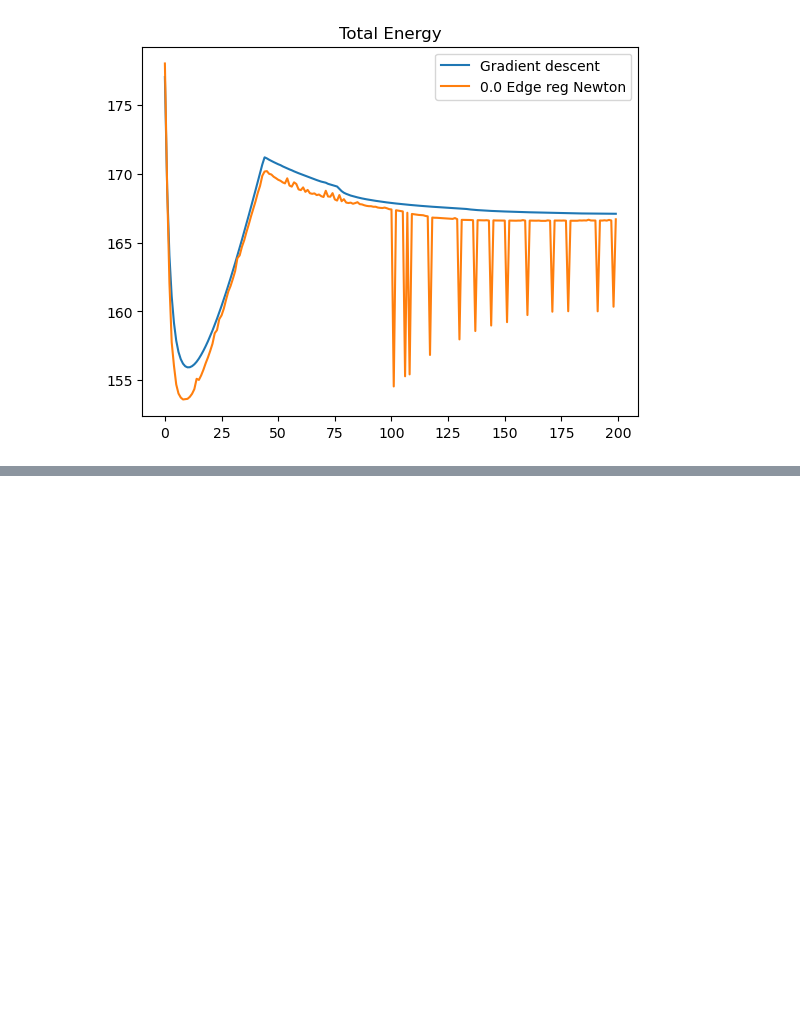
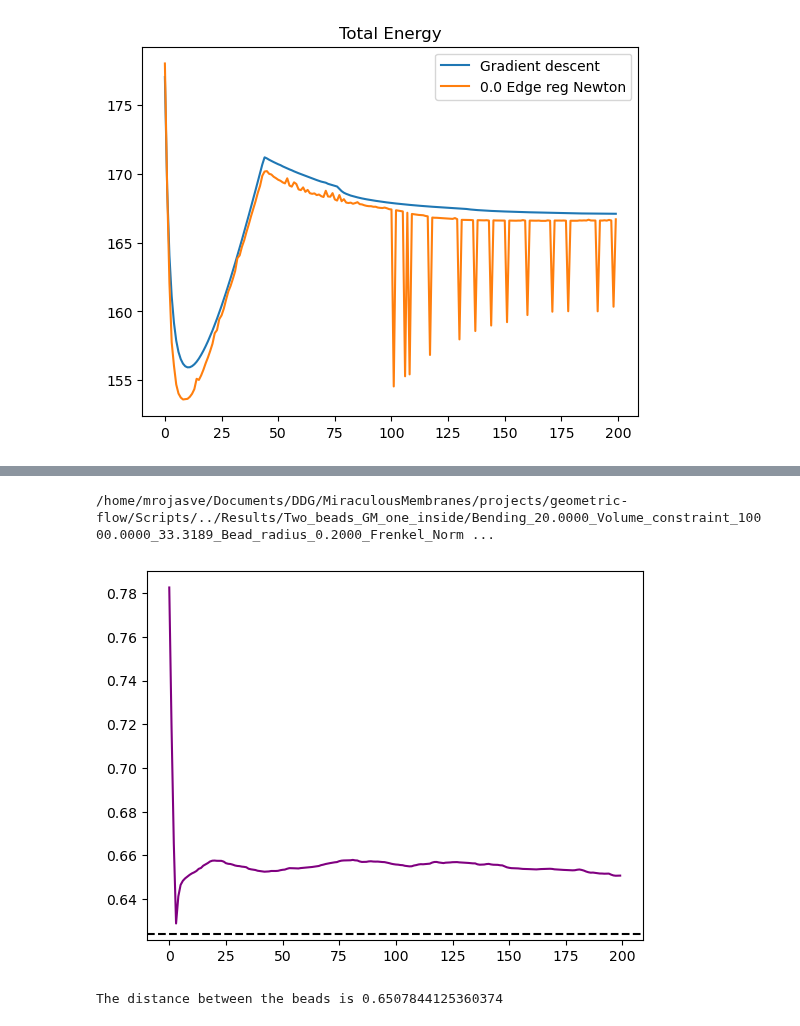
Before and after one commit to Mau-bep/MiraculousMembranes, a Jupyter notebook: projects/geometric-flow/Scripts/Analysis_nb.ipynb, the cells around one changed output, grey strips where cells are left out. Drawn from its saved outputs; the diff is of its cells as text; code cells hidden in the pictures; blank space fills up the shorter version.

```diff
--- a/projects/geometric-flow/Scripts/Analysis_nb.ipynb
+++ b/projects/geometric-flow/Scripts/Analysis_nb.ipynb
@@ -649,0 +727,47 @@ plt.legend()
+# %%
+# Now we have the directory to start finally our processing
+
+
+Thetas = []
+E_Bead_1 = []
+E_Bead_2 = []
+E_Bend = []
+E_Sur = []
+i = 5
+Simulation = Sims_dir+"Bending_20.0000_Volume_constraint_10000.0000_33.3189_Bead_radius_0.2000_Frenkel_Normal_nopush_str_700.0000_Bead_radius_0.2000_Frenkel_Normal_nopush_str_700.0000_Bonds_Harmonic_400.0000_Harmonic_400.0000_Switch_Newton_Nsim_1"+"/"
+Output_dir = Simulation+'Output_data.txt'
+print(Output_dir)
+
+Sim_data = np.loadtxt(Output_dir,skiprows=1,usecols=[3,4,5,6,7])
+
+E_Bend = Sim_data[:,0]
+E_Vol = Sim_data[:,1]
+E_Bead_1 = Sim_data[:,2]
+E_Bead_2 = Sim_data[:,3]
+
+E_Tot = Sim_data[:,4]
+
+Bead_1_traj = np.loadtxt(Simulation+"Bead_0_data.txt",skiprows=1)
+Bead_2_traj = np.loadtxt(Simulation+"Bead_1_data.txt",skiprows=1)
+Bead_1_pos = Bead_1_traj[-1,0:3]
+Bead_2_pos = Bead_2_traj[-1,0:3]
+
+Bead_distance = []
+for j in range(len(Bead_1_traj)):
+    Bead_1_pos = Bead_1_traj[j,0:3]
+    Bead_2_pos = Bead_2_traj[j,0:3]
+    r = np.linalg.norm( Bead_1_pos-Bead_2_pos )
+    Bead_distance.append(r)
+# %% [output]
+/home/mrojasve/Documents/DDG/MiraculousMembranes/projects/geometric-flow/Scripts/../Results/Two_beads_GM_one_inside/Bending_20.0000_Volume_constraint_10000.0000_33.3189_Bead_radius_0.2000_Frenkel_Norm ...
+# %%
+plt.plot(Bead_distance,color='purple')
+plt.axhline(0.6242890304516107,color='black',ls='dashed')
+
+plt.show()
+
+r = np.linalg.norm( Bead_1_pos-Bead_2_pos )
+print("The distance between the beads is {}".format(r))
+# %% [output]
+[figure, added]
+The distance between the beads is 0.6507844125360374
```
Also changed, not shown: parts of 8 cells of this notebook, 14 other files.
